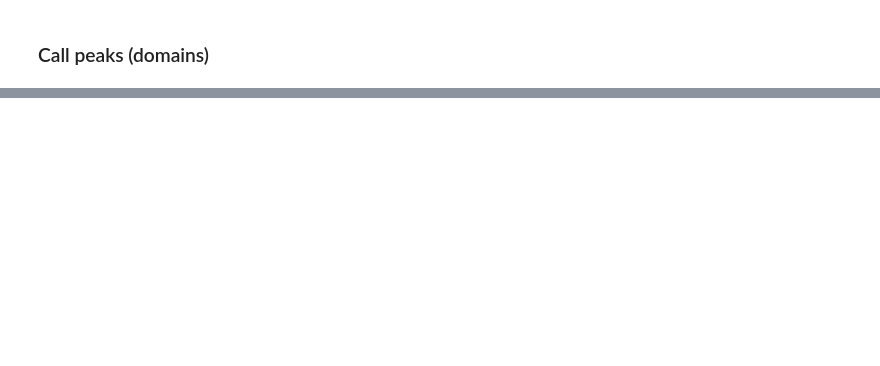
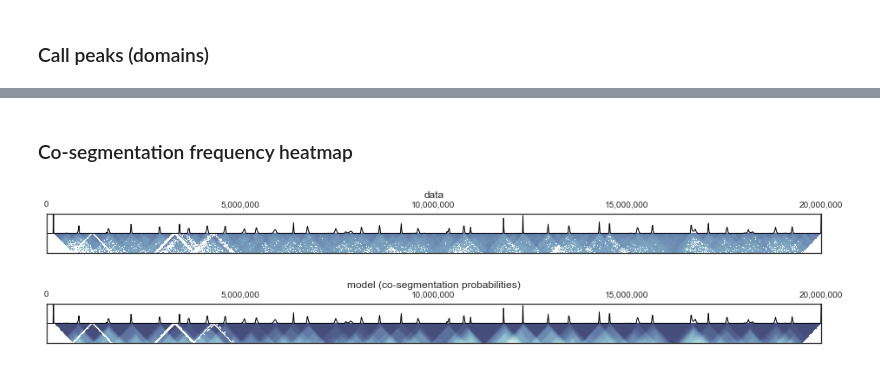
Before and after one commit to nvictus/lavaburst, a Jupyter notebook: example/example.ipynb, the cells around one changed output, grey strips where cells are left out. Saved outputs shown, nothing was run; the diff lists cells and outputs as text; code cells hidden in the pictures; blank space fills up the shorter version.

```diff
--- a/example/example.ipynb
+++ b/example/example.ipynb
@@ -63,7 +64,8 @@ nice_ticks(ax, start, end, binsize, axis=0)
 # %% [markdown]
 ## Domain boundary probabilities for all bin edges ##
 # %%
-prob = model.boundary_marginals(beta=10000)
+beta = 10000
+prob = model.boundary_marginals(beta)
 
 f = plt.figure(figsize=(16, 2))
 ax = f.add_subplot(111)
@@ -71,7 +73,7 @@ ax.matshow(np.log(At), cmap=blues)
 ax.plot(np.arange(len(prob))-0.5, -100*prob, 'k', lw=1)
 ax.set_xlim([0,len(A)])
 ax.set_ylim([100,-100])
-ax.set_aspect(np.sqrt(0.25))
+ax.set_aspect(0.5)
 nice_ticks(ax, start, end, binsize, axis=0)
 # %% [output]
 [figure]
@@ -151,0 +157,28 @@ nice_ticks(ax, start, end, binsize)
+# %% [markdown]
+### Co-segmentation frequency heatmap
+# %%
+beta = 50000
+Pss = model.cooccurence_marginals(beta)
+
+f = plt.figure(figsize=(16, 2))
+ax = f.add_subplot(111)
+ax.matshow(np.log(At), cmap=blues)
+ax.plot(np.arange(len(prob))-0.5, -100*prob, 'k', lw=1)
+ax.set_xlim([0,len(A)])
+ax.set_ylim([100,-100])
+ax.set_aspect(0.5)
+ax.set_title('data\n')
+nice_ticks(ax, start, end, binsize, axis=0)
+
+f = plt.figure(figsize=(16, 2))
+ax = f.add_subplot(111)
+ax.matshow(utils.tilt_heatmap(np.log(Pss), n_diags=400), cmap=blues)
+ax.plot(np.arange(len(prob))-0.5, -100*prob, 'k', lw=1)
+ax.set_xlim([0,len(A)])
+ax.set_ylim([100,-100])
+ax.set_aspect(0.5)
+ax.set_title('model (co-segmentation probabilities)\n')
+nice_ticks(ax, start, end, binsize, axis=0)
+# %% [output]
+[figure, added]
+[figure, added]
```
Also changed, not shown: parts of 11 cells of this notebook.
